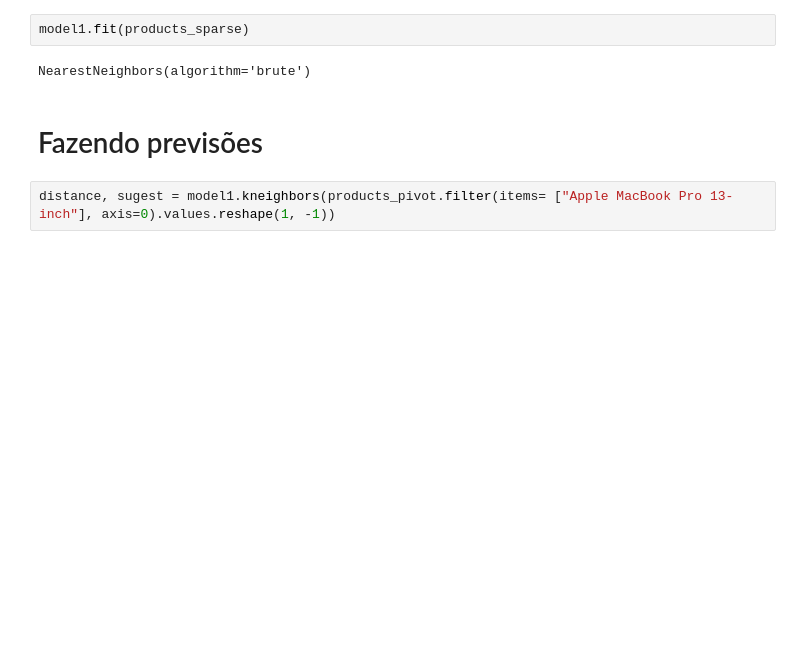
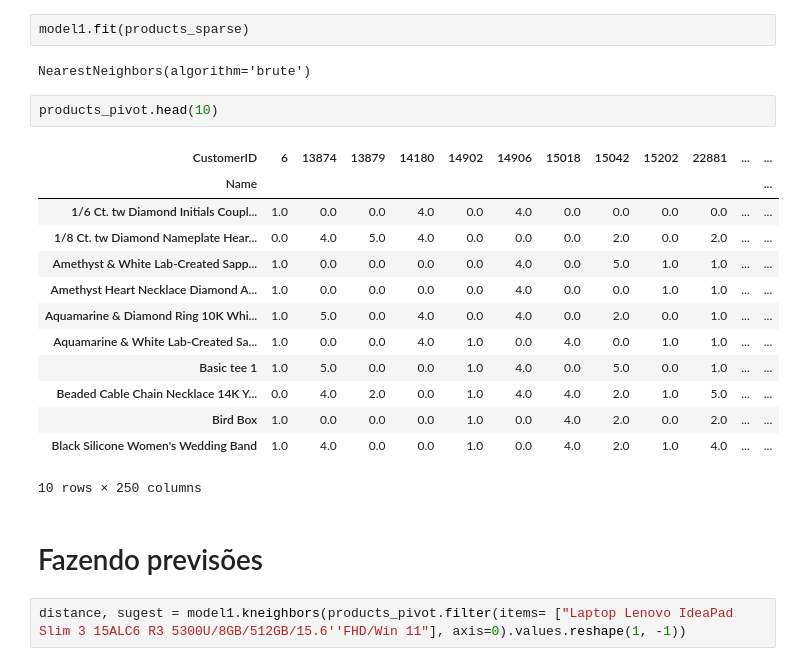
Before and after one commit to pedrosbm/AI-commerce-ML, a Jupyter notebook: notebook.ipynb, the cells around one changed output. Cells and saved outputs as stored; diff of their text form; blank space fills up the shorter version.

Commit message:
primeiro modelo meio bosta

```diff
--- a/notebook.ipynb
+++ b/notebook.ipynb
@@ -320,7 +320,23 @@ model1 = NearestNeighbors(algorithm='brute')
 model1.fit(products_sparse)
 # %% [output]
 NearestNeighbors(algorithm='brute')
+# %%
+products_pivot.head(10)
+# %% [output]
+| CustomerID | 6 | 13874 | 13879 | 14180 | 14902 | 14906 | 15018 | 15042 | 15202 | 22881 | ... | ... |
+| Name |  |  |  |  |  |  |  |  |  |  |  | ... |
+| 1/6 Ct. tw Diamond Initials Coupl... | 1.0 | 0.0 | 0.0 | 4.0 | 0.0 | 4.0 | 0.0 | 0.0 | 0.0 | 0.0 | ... | ... |
+| 1/8 Ct. tw Diamond Nameplate Hear... | 0.0 | 4.0 | 5.0 | 4.0 | 0.0 | 0.0 | 0.0 | 2.0 | 0.0 | 2.0 | ... | ... |
+| Amethyst & White Lab-Created Sapp... | 1.0 | 0.0 | 0.0 | 0.0 | 0.0 | 4.0 | 0.0 | 5.0 | 1.0 | 1.0 | ... | ... |
+| Amethyst Heart Necklace Diamond A... | 1.0 | 0.0 | 0.0 | 0.0 | 0.0 | 4.0 | 0.0 | 0.0 | 1.0 | 1.0 | ... | ... |
+| Aquamarine & Diamond Ring 10K Whi... | 1.0 | 5.0 | 0.0 | 4.0 | 0.0 | 4.0 | 0.0 | 2.0 | 0.0 | 1.0 | ... | ... |
+| Aquamarine & White Lab-Created Sa... | 1.0 | 0.0 | 0.0 | 4.0 | 1.0 | 0.0 | 4.0 | 0.0 | 1.0 | 1.0 | ... | ... |
+| Basic tee 1 | 1.0 | 5.0 | 0.0 | 0.0 | 1.0 | 4.0 | 0.0 | 5.0 | 0.0 | 1.0 | ... | ... |
+| Beaded Cable Chain Necklace 14K Y... | 0.0 | 4.0 | 2.0 | 0.0 | 1.0 | 4.0 | 4.0 | 2.0 | 1.0 | 5.0 | ... | ... |
+| Bird Box | 1.0 | 0.0 | 0.0 | 0.0 | 1.0 | 0.0 | 4.0 | 2.0 | 0.0 | 2.0 | ... | ... |
+| Black Silicone Women's Wedding Band | 1.0 | 4.0 | 0.0 | 0.0 | 1.0 | 0.0 | 4.0 | 2.0 | 1.0 | 4.0 | ... | ... |
+10 rows × 250 columns
 # %% [markdown]
 # Fazendo previsões
 # %%
-distance, sugest = model1.kneighbors(products_pivot.filter(items= ["Apple MacBook Pro 13-inch"], axis=0).values.reshape(1, -1))
+distance, sugest = model1.kneighbors(products_pivot.filter(items= ["Laptop Lenovo IdeaPad Slim 3 15ALC6 R3 5300U/8GB/512GB/15.6''FHD/Win 11"], axis=0).values.reshape(1, -1))
```
Also changed, not shown: parts of 1 cell of this notebook.
